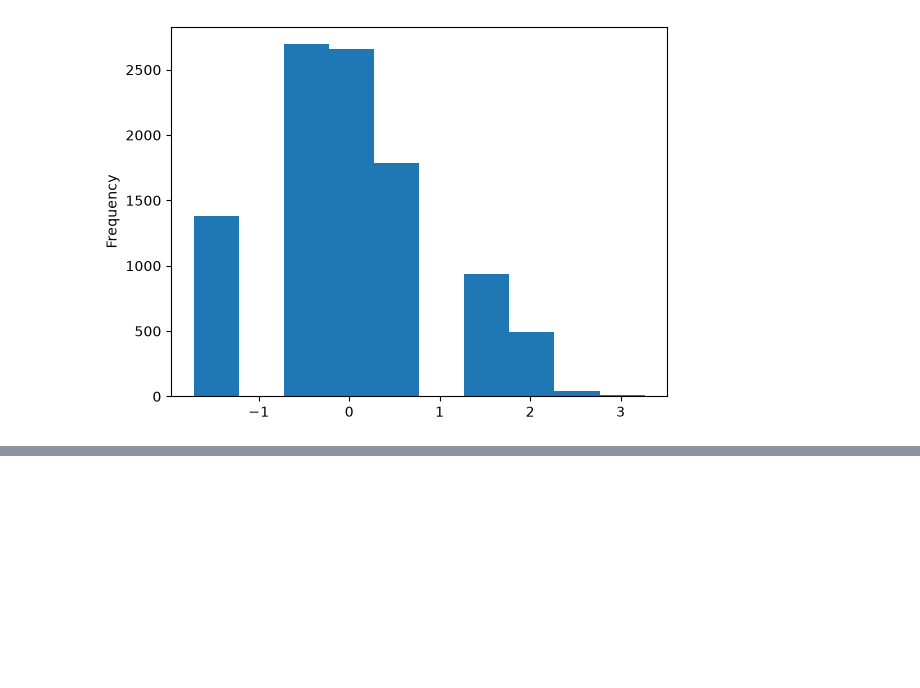
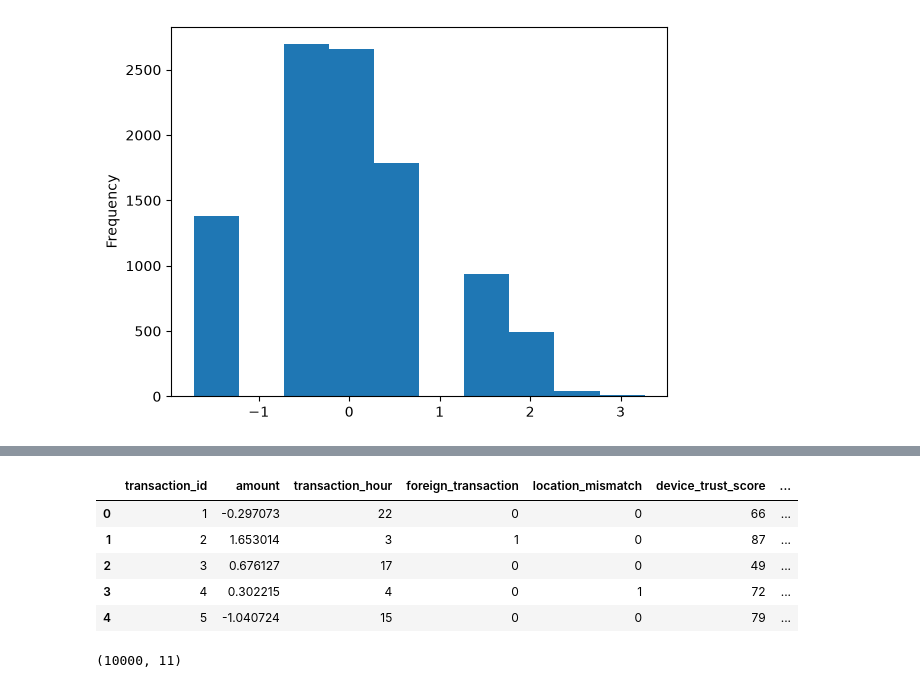
Before and after one commit to ALYANSHEIKHH/Credit_Card_Fraud_Detection, a Jupyter notebook: Notebook/experiment2.ipynb, the cells around one changed output, grey strips where cells are left out. Saved outputs shown, nothing was run; the diff lists cells and outputs as text; code cells hidden in the pictures; blank space fills up the shorter version.

```diff
--- a/Notebook/experiment2.ipynb
+++ b/Notebook/experiment2.ipynb
@@ -70,0 +71,6 @@ for col in num_cols:
+# %%
+from sklearn.preprocessing import OneHotEncoder
+
+encoder = OneHotEncoder(drop='first', sparse_output=False)
+
+encoded = encoder.fit_transform(df[['merchant_category']])
@@ -70,0 +86,20 @@ for col in num_cols:
+# %%
+encoded_df = pd.DataFrame(
+    encoded,
+    columns=encoder.get_feature_names_out(['merchant_category']),
+    index=df.index
+)
+
+df = pd.concat(
+    [df.drop(columns=['merchant_category']), encoded_df],
+    axis=1
+)
+# %%
+df.head()
+# %% [output]
+|  | transaction_id | amount | transaction_hour | foreign_transaction | location_mismatch | device_trust_score | ... |
+| 0 | 1 | -0.297073 | 22 | 0 | 0 | 66 | ... |
+| 1 | 2 | 1.653014 | 3 | 1 | 0 | 87 | ... |
+| 2 | 3 | 0.676127 | 17 | 0 | 0 | 49 | ... |
+| 3 | 4 | 0.302215 | 4 | 0 | 1 | 72 | ... |
+| 4 | 5 | -1.040724 | 15 | 0 | 0 | 79 | ... |
@@ -70,0 +108,4 @@ for col in num_cols:
+# %%
+X.shape
+# %% [output]
+(10000, 11)
```
Also changed, not shown: parts of 24 cells of this notebook, 5 other files.
